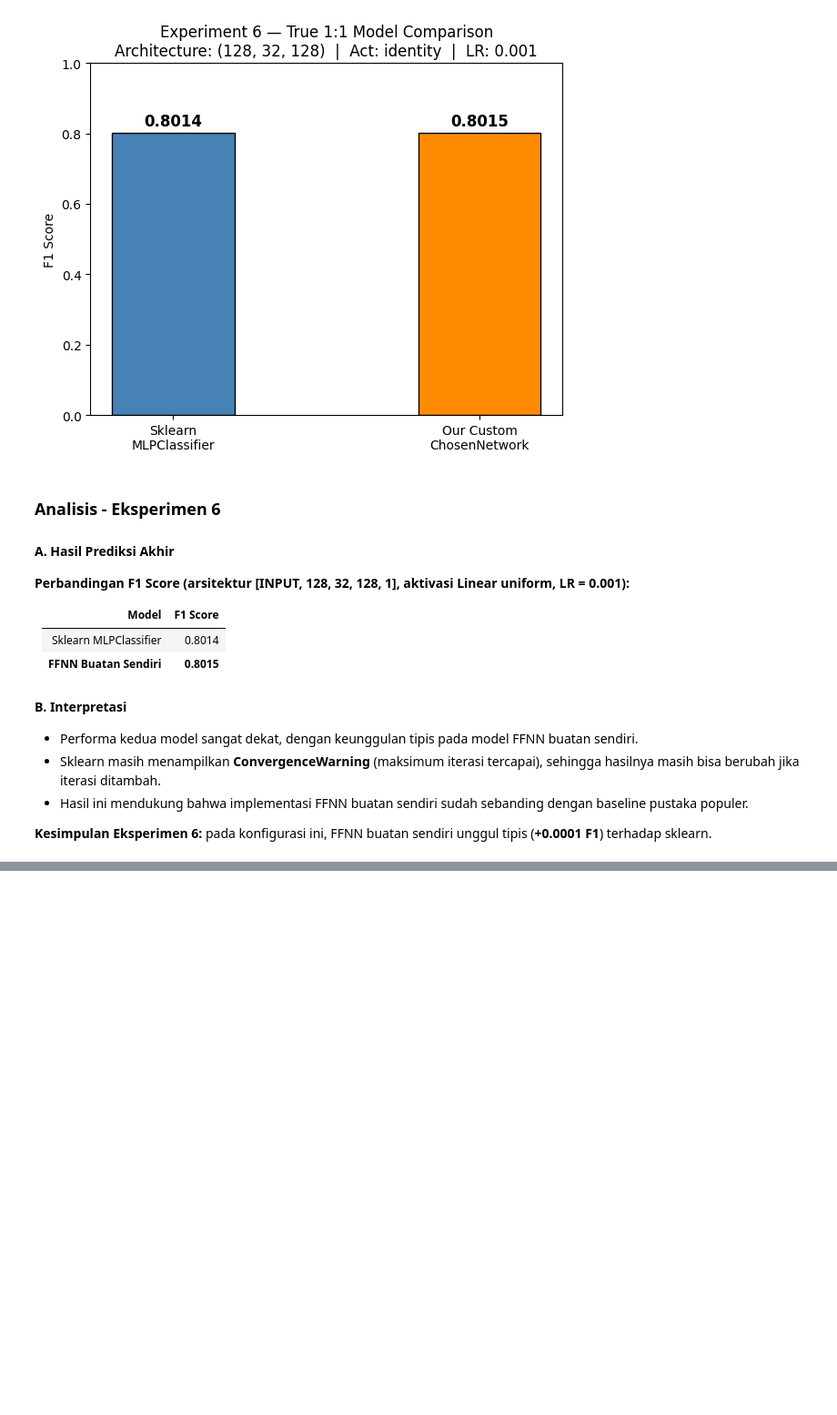
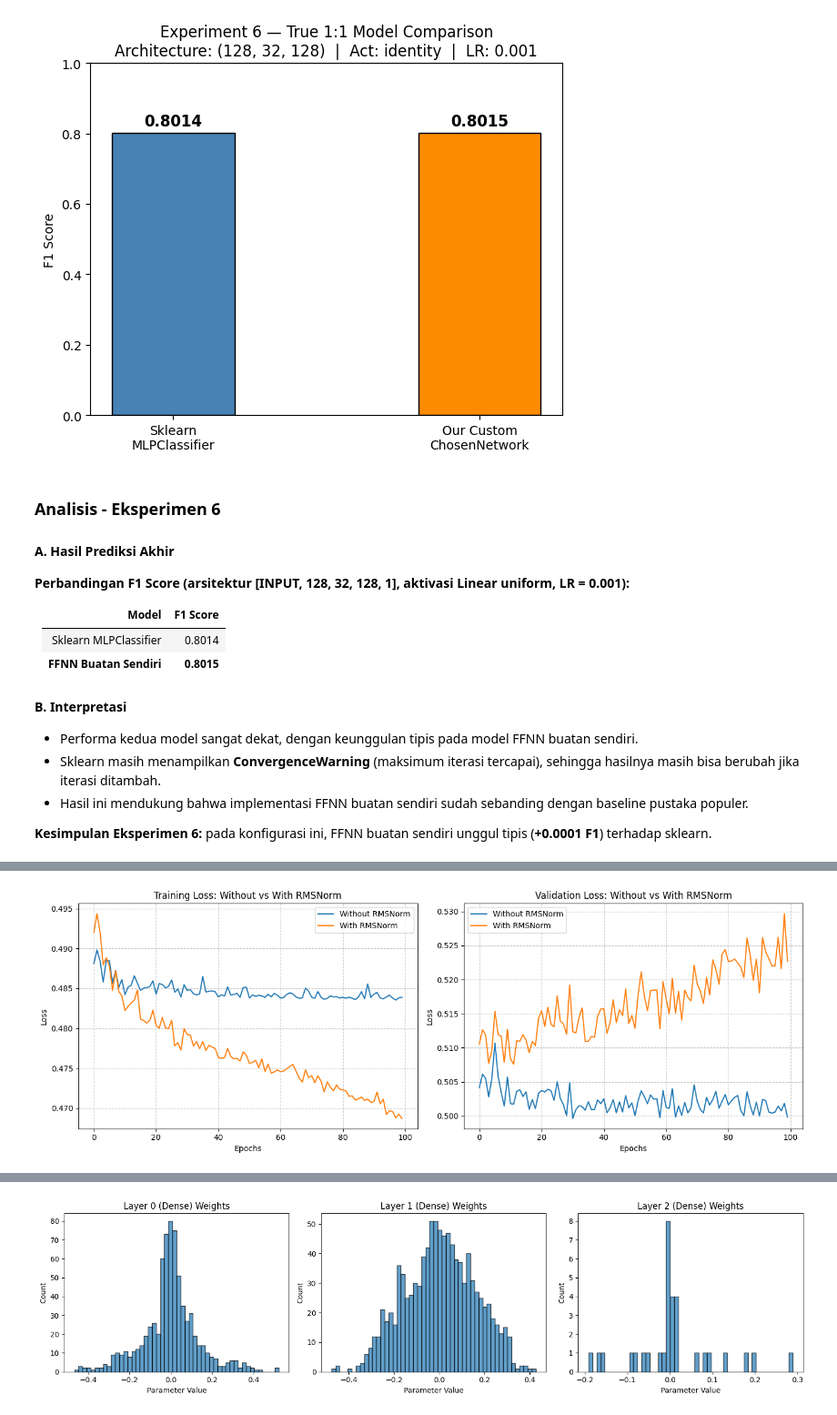
Before and after one commit to yonatan-nyo/ML-FFNN, a Jupyter notebook: src/notebooks/main.ipynb, the cells around one changed output, grey strips where cells are left out. Shown at 91% size. Saved outputs shown, nothing was run; the diff lists cells and outputs as text; code cells hidden in the pictures; blank space fills up the shorter version.

Commit message:
added rms norm

```diff
--- a/src/notebooks/main.ipynb
+++ b/src/notebooks/main.ipynb
@@ -1009,0 +1012,78 @@ Best config summary:
+# %%
+# =====================================================================
+# --- EXPERIMENT 7: RMSNorm Normalization ---
+# =====================================================================
+print("\n" + "=" * 50)
+print("EXPERIMENT 7: RMSNorm Normalization")
+print("=" * 50)
+
+INPUT_DIM = X_train.shape[1]
+BASE_ARCH = [INPUT_DIM, 32, 32, 1]
+ACTIVATIONS = ["linear", "linear", "sigmoid"]
+EPOCHS = 100
+BATCH_SIZE = 32
+LR = 0.001
+
+norm_histories = {}
+norm_models = {}
+
+# Test without and with RMSNorm
+for use_norm in [False, True]:
+    label = "With RMSNorm" if use_norm else "Without RMSNorm"
+
+    # We use NeuralNetwork component directly if ChosenNetwork aliases
+    # autograd which might not natively capture intermediate initialization yet.
+    # However, since NeuralNetwork wraps our RMSNorm elegantly, we will use it!
+    model = NeuralNetwork(
+        layer_sizes=BASE_ARCH,
+        activations=ACTIVATIONS,
+        loss="bce",
+        seed=SEED_VALUE,
+        use_rmsnorm=use_norm
+    )
+
+    # Let's use adam as it proved robust in Experiment 3B
+    history = model.fit(
+        X_train, y_train,
+        val_data=(X_val, y_val),
+        epochs=EPOCHS,
+        batch_size=BATCH_SIZE,
+        learning_rate=LR,
+        optimizer="adam",
+        verbose=0
+    )
+
+    y_pred_probs = model.predict(X_val)
+    y_pred = (y_pred_probs > 0.5).astype(int)
+    f1 = f1_score(y_val, y_pred, average='binary')
+    acc = accuracy_score(y_val, y_pred)
+    best_loss = float(np.min(history["val_loss"]))
+
+    print(f"[{label:<18}] F1 Score: {f1:.4f} | Accuracy: {acc:.4f} | Best Val Loss: {best_loss:.4f}")
+
+    norm_histories[label] = history
+    norm_models[label] = model
+
+# --- Plot Training & Val Loss ---
+fig, axes = plt.subplots(1, 2, figsize=(14, 5))
+for label, hist in norm_histories.items():
+    axes[0].plot(hist['train_loss'], label=label)
+    axes[1].plot(hist['val_loss'], label=label)
+
+axes[0].set_title("Training Loss: Without vs With RMSNorm")
+axes[1].set_title("Validation Loss: Without vs With RMSNorm")
+for ax in axes:
+    ax.set_xlabel("Epochs")
+    ax.set_ylabel("Loss")
+    ax.legend()
+    ax.grid(True, linestyle='--', alpha=0.7)
+plt.tight_layout()
+plt.show()
+
+# --- Plot Weight and Gradient Distributions ---
+print("\n--- Displaying Parameter Distributions ---")
+for label, model in norm_models.items():
+    print(f"\nDistributions for: {label}")
+    model.plot_weight_distribution()
+    model.plot_gradient_distribution()
+# %% [output]
@@ -1009,0 +1095 @@ Best config summary:
+[figure, added]
@@ -1009,0 +1099 @@ Best config summary:
+[figure, added]
```
Also changed, not shown: parts of 6 cells of this notebook, 2 other files.
